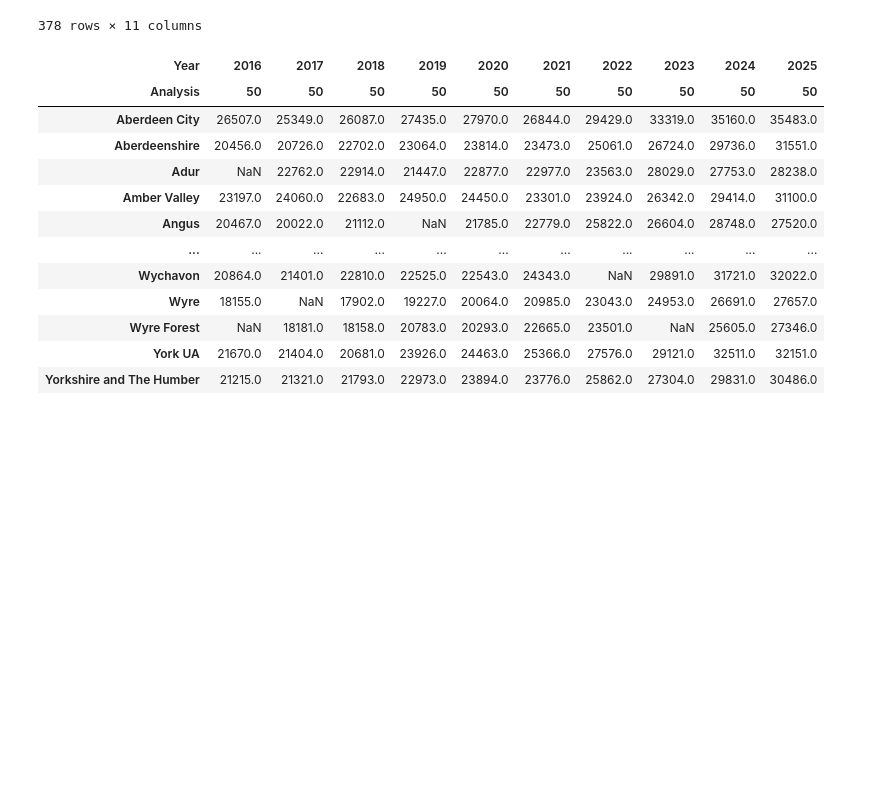
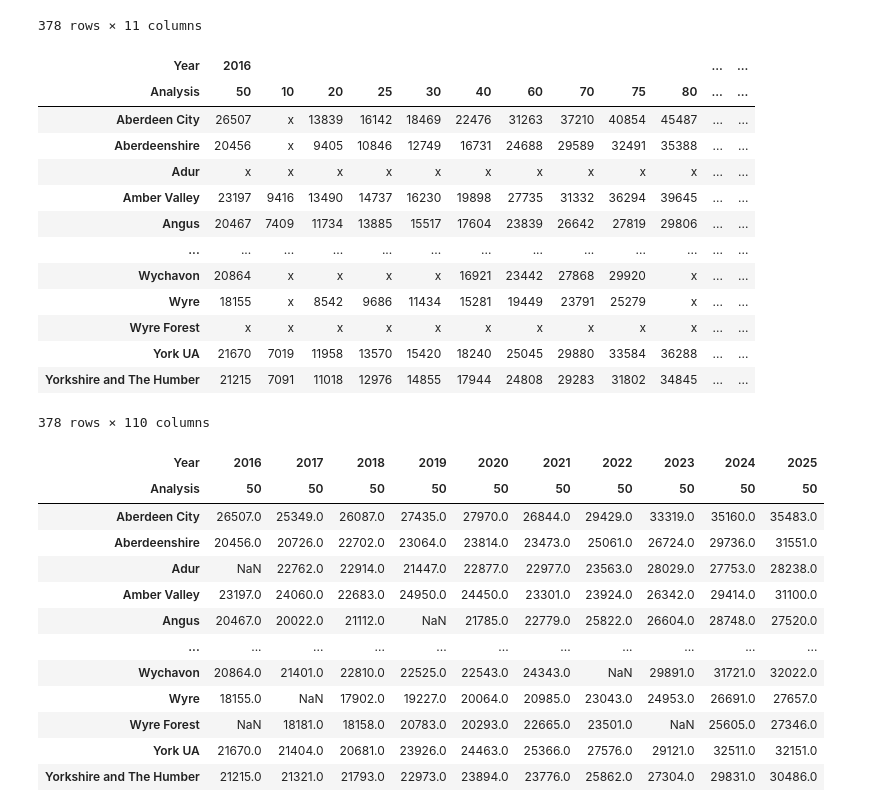
Before and after one commit to Belmiro42/M6006_assignment3_21101061234, a Jupyter notebook: Cleaning_Income.ipynb, the cells around one changed output. Drawn from its saved outputs; the diff is of its cells as text; code cells hidden in the pictures; blank space fills up the shorter version.

```diff
--- a/Cleaning_Income.ipynb
+++ b/Cleaning_Income.ipynb
@@ -69,7 +69,23 @@ combined_df.to_csv(f"./CleanedData/IncomeData.csv", index=True)
 # %%
 combined_df = combined_df.rename(index=code_to_desc)
 combined_df.index = combined_df.index.str.strip()
 combined_df.sort_index(inplace=True)
+combined_df
+# %% [output]
+| Year | 2016 |  |  |  |  |  |  |  |  |  | ... | ... |
+| Analysis | 50 | 10 | 20 | 25 | 30 | 40 | 60 | 70 | 75 | 80 | ... | ... |
+| Aberdeen City | 26507 | x | 13839 | 16142 | 18469 | 22476 | 31263 | 37210 | 40854 | 45487 | ... | ... |
+| Aberdeenshire | 20456 | x | 9405 | 10846 | 12749 | 16731 | 24688 | 29589 | 32491 | 35388 | ... | ... |
+| Adur | x | x | x | x | x | x | x | x | x | x | ... | ... |
+| Amber Valley | 23197 | 9416 | 13490 | 14737 | 16230 | 19898 | 27735 | 31332 | 36294 | 39645 | ... | ... |
+| Angus | 20467 | 7409 | 11734 | 13885 | 15517 | 17604 | 23839 | 26642 | 27819 | 29806 | ... | ... |
+| ... | ... | ... | ... | ... | ... | ... | ... | ... | ... | ... | ... | ... |
+| Wychavon | 20864 | x | x | x | x | 16921 | 23442 | 27868 | 29920 | x | ... | ... |
+| Wyre | 18155 | x | 8542 | 9686 | 11434 | 15281 | 19449 | 23791 | 25279 | x | ... | ... |
+| Wyre Forest | x | x | x | x | x | x | x | x | x | x | ... | ... |
+| York UA | 21670 | 7019 | 11958 | 13570 | 15420 | 18240 | 25045 | 29880 | 33584 | 36288 | ... | ... |
+| Yorkshire and The Humber | 21215 | 7091 | 11018 | 12976 | 14855 | 17944 | 24808 | 29283 | 31802 | 34845 | ... | ... |
+378 rows × 110 columns
 # %%
 combined_percentiles = combined_df.loc[:, [col for col in combined_df.columns if col[1] not in ['Mean']]]
 combined_percentiles = combined_percentiles.apply(pd.to_numeric, errors='coerce')
```
Also changed, not shown: parts of 1 cell of this notebook, 1 other file.
